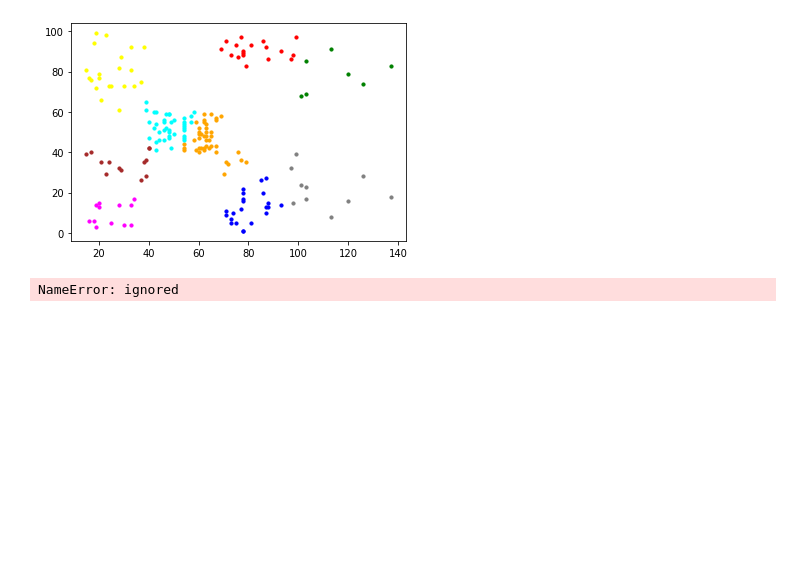
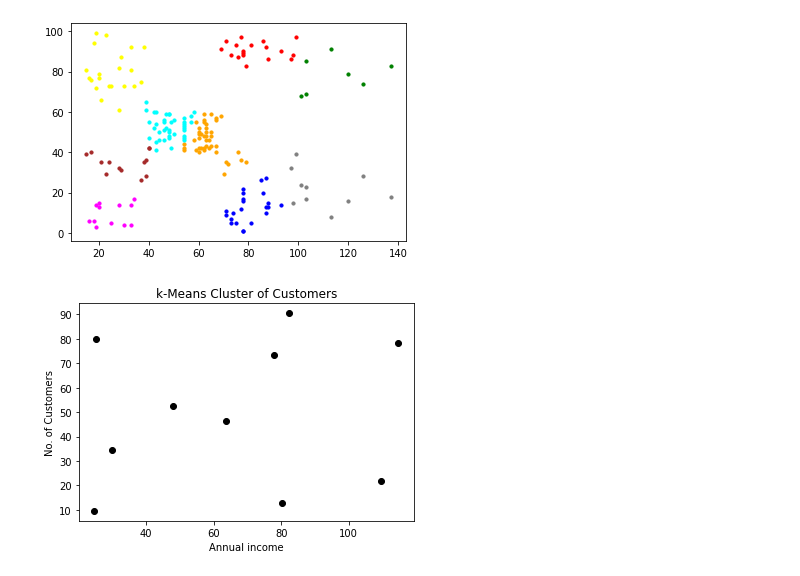
Before and after one commit to Reshmykris/Day14_DS__ML, a Jupyter notebook: Day14_DS_ML.ipynb, the cells around one changed output. Cells and saved outputs as stored; diff of their text form; code cells hidden in the pictures; blank space fills up the shorter version.

```diff
--- a/Day14_DS_ML.ipynb
+++ b/Day14_DS_ML.ipynb
@@ -98,10 +98,10 @@ plt.scatter(x[y_kmeans == 8, 0], x[y_kmeans == 8, 1], s =10, c="green", label =
 <matplotlib.collections.PathCollection at 0x...>
 [figure]
 # %%
-plt.scatter(kmeans_cluster_centers_[:, 0], kmeans_cluster_centers_[:, 1], c = "black", label = "Centroids")
+plt.scatter(kmeans.cluster_centers_[:, 0], kmeans.cluster_centers_[:, 1], c = "black", label = "Centroids")
 plt.title("k-Means Cluster of Customers")
 plt.xlabel("Annual income")
 plt.ylabel("No. of Customers")
 plt.show()
 # %% [output]
-NameError: ignored
+[figure, added]
```
Also changed, not shown: parts of 1 cell of this notebook.
